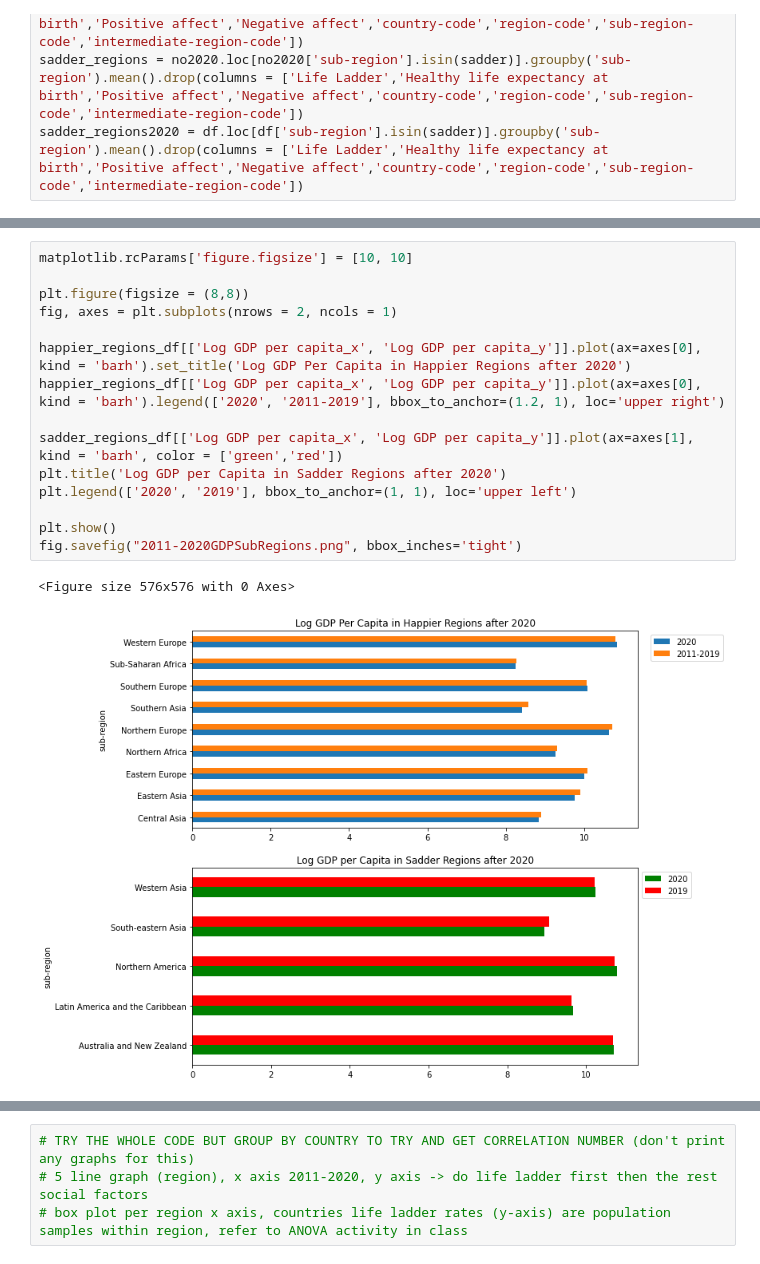
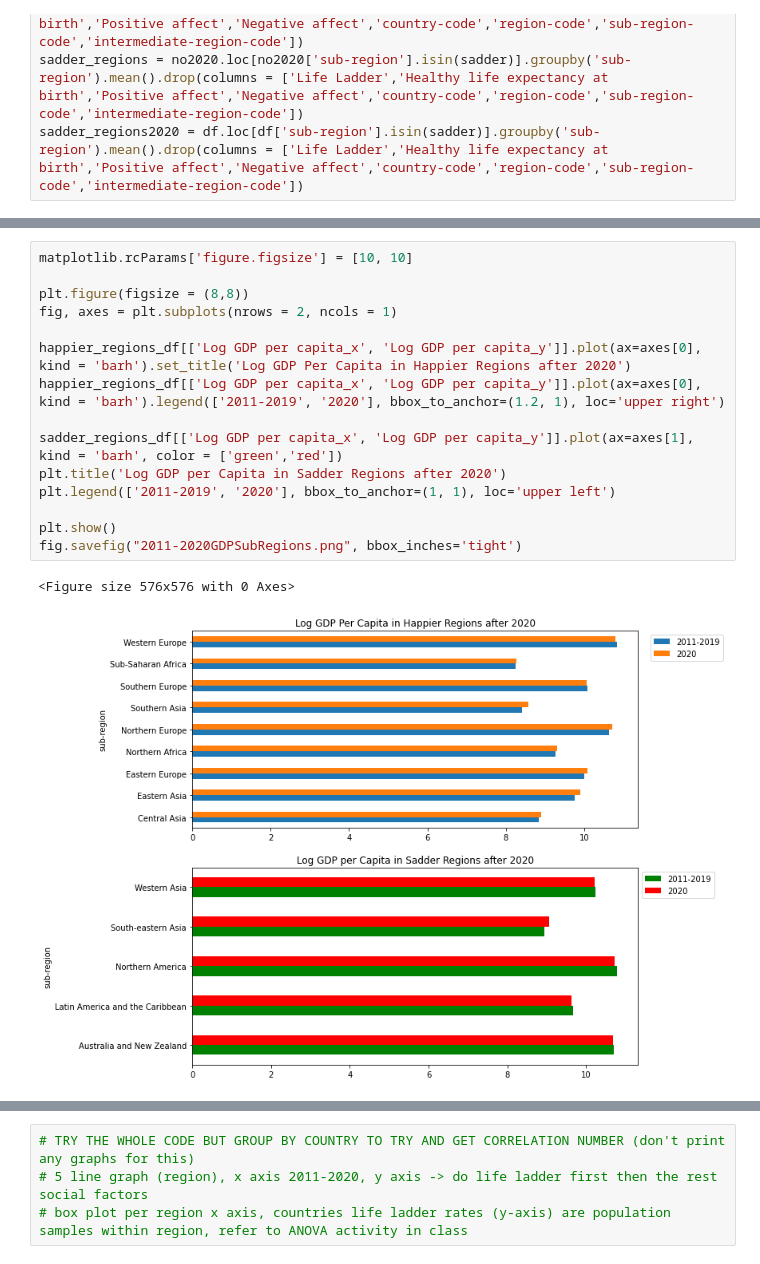
Before and after one commit to SimplyLizzy/FactorsOfHappinness, a Jupyter notebook: Avg Life Ladder vs. Sub-Region.ipynb, the cells around one changed output, grey strips where cells are left out. Saved outputs shown, nothing was run; the diff lists cells and outputs as text.

```diff
--- a/Avg Life Ladder vs. Sub-Region.ipynb
+++ b/Avg Life Ladder vs. Sub-Region.ipynb
@@ -265,21 +264,21 @@ r-squared: 0.702312102937634
 # %%
 matplotlib.rcParams['figure.figsize'] = [10, 10]
 
 plt.figure(figsize = (8,8))
 fig, axes = plt.subplots(nrows = 2, ncols = 1)
 
 happier_regions_df[['Log GDP per capita_x', 'Log GDP per capita_y']].plot(ax=axes[0], kind = 'barh').set_title('Log GDP Per Capita in Happier Regions after 2020')
-happier_regions_df[['Log GDP per capita_x', 'Log GDP per capita_y']].plot(ax=axes[0], kind = 'barh').legend(['2020', '2011-2019'], bbox_to_anchor=(1.2, 1), loc='upper right')
+happier_regions_df[['Log GDP per capita_x', 'Log GDP per capita_y']].plot(ax=axes[0], kind = 'barh').legend(['2011-2019', '2020'], bbox_to_anchor=(1.2, 1), loc='upper right')
 
 sadder_regions_df[['Log GDP per capita_x', 'Log GDP per capita_y']].plot(ax=axes[1], kind = 'barh', color = ['green','red'])
 plt.title('Log GDP per Capita in Sadder Regions after 2020')
-plt.legend(['2020', '2019'], bbox_to_anchor=(1, 1), loc='upper left')
+plt.legend(['2011-2019', '2020'], bbox_to_anchor=(1, 1), loc='upper left')
 
 plt.show()
 fig.savefig("2011-2020GDPSubRegions.png", bbox_inches='tight')
 # %% [output]
 <Figure size 576x576 with 0 Axes>
-[figure, old version]
+[figure, new version]
 # %%
 matplotlib.rcParams['figure.figsize'] = [10, 10]
 
```
Also changed, not shown: parts of 12 cells of this notebook, 7 other files.
